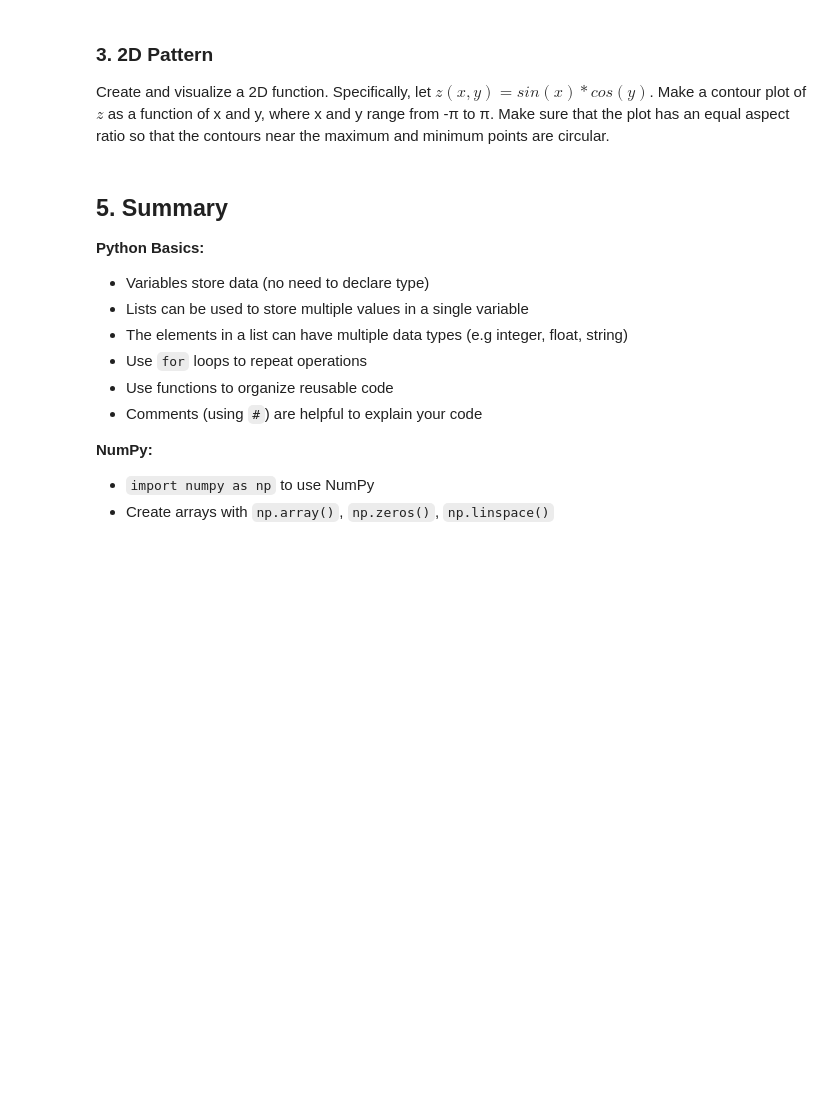
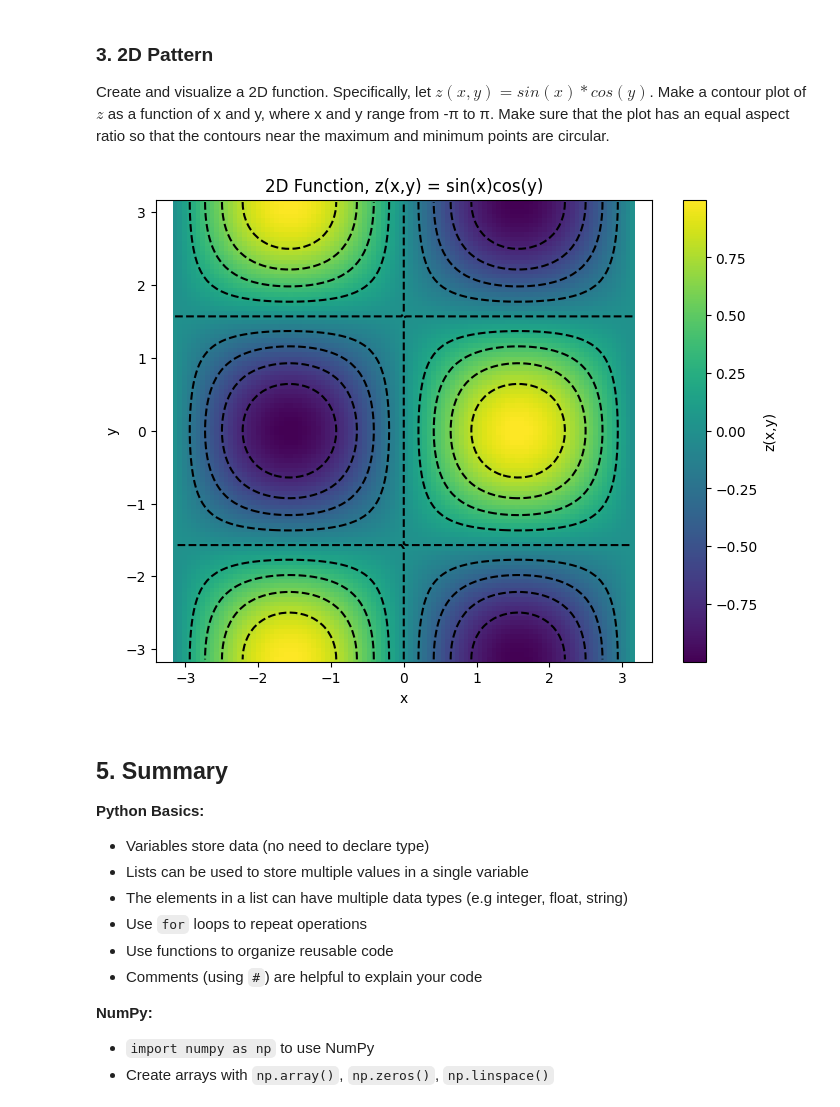
Before and after one commit to isabelgilchristmiller/QCES, a Jupyter notebook: python_introduction.ipynb, the cells around one changed output. Drawn from its saved outputs; the diff is of its cells as text; code cells hidden in the pictures; blank space fills up the shorter version.

```diff
--- a/python_introduction.ipynb
+++ b/python_introduction.ipynb
@@ -433,3 +441,24 @@ Create and visualize a 2D function. Specifically, let $z(x,y)=sin(x)*cos(y)$. Ma
+# %%
+def z_func(x,y):
+  answer = np.sin(x)*np.cos(y)
+  return answer
+
+X = np.linspace(-np.pi, np.pi, 100)
+Y = np.linspace(-np.pi, np.pi, 100)
+X, Y = np.meshgrid(X, Y)
+Z = z_func(X, Y)
+
+plt.figure(figsize=(8, 6))
+plt.pcolormesh(X, Y, Z, cmap='viridis', shading='auto')  # cmap sets color scheme
+plt.colorbar(label='z(x,y)')  # Add colorbar with label
+plt.contour(X, Y, Z, levels=10, colors='black', linestyles='dashed')  # Overlay dashed contour lines
+plt.xlabel('x')
+plt.ylabel('y')
+plt.title('2D Function, z(x,y) = sin(x)cos(y)')
+plt.axis('equal')  # Equal aspect ratio
+plt.show()
+# %% [output]
+[figure, added]
 # %% [markdown]
 ## 5. Summary
 
```
Also changed, not shown: parts of 2 cells of this notebook.
